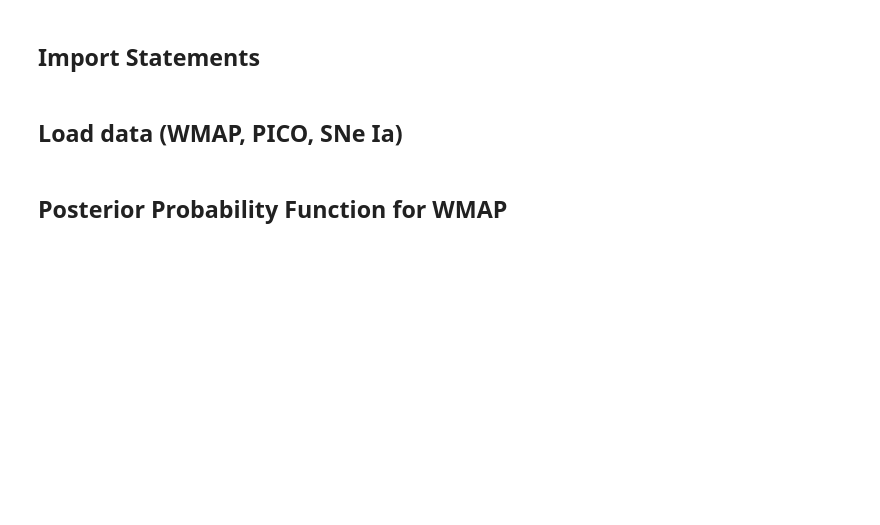
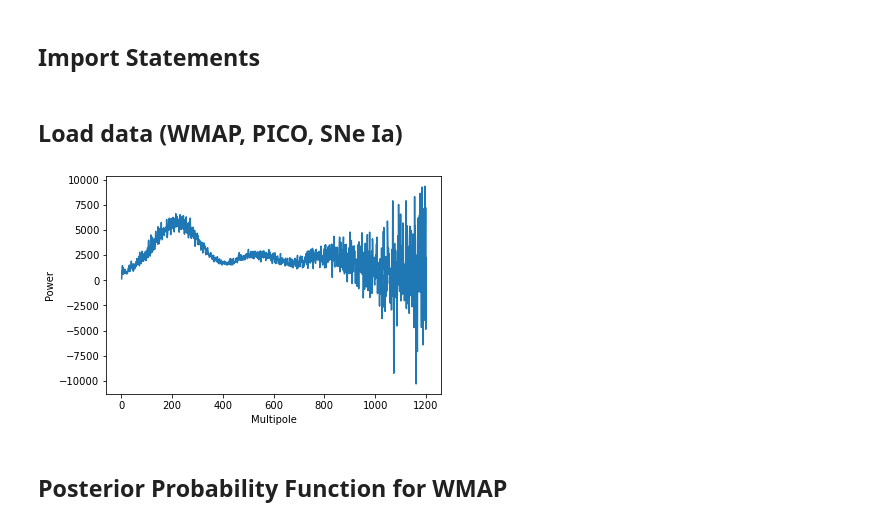
Before and after one commit to nlefrancois6/Phys-321-Project, a Jupyter notebook: Project_Main.ipynb, the cells around one changed output. Saved outputs shown, nothing was run; the diff lists cells and outputs as text; code cells hidden in the pictures; blank space fills up the shorter version.

Commit message:
added Sne and WMAP code for plots

```diff
--- a/Project_Main.ipynb
+++ b/Project_Main.ipynb
@@ -25,6 +25,12 @@ pico = pypico.load_pico("jcset_py3.dat")
 
 #Load the SNe Ia data
 sn_z,sn_dm,sn_dm_err = np.loadtxt("SCPUnion2.1_mu_vs_z.txt",delimiter="\t",skiprows=5, usecols = (1,2,3),unpack=True)
+# %%
+plt.plot(multipole,power)
+plt.xlabel("Multipole");
+plt.ylabel("Power");
+# %% [output]
+[figure, added]
 # %% [markdown]
 ## Posterior Probability Function for WMAP
 # %%
```
Also changed, not shown: parts of 12 cells of this notebook.
